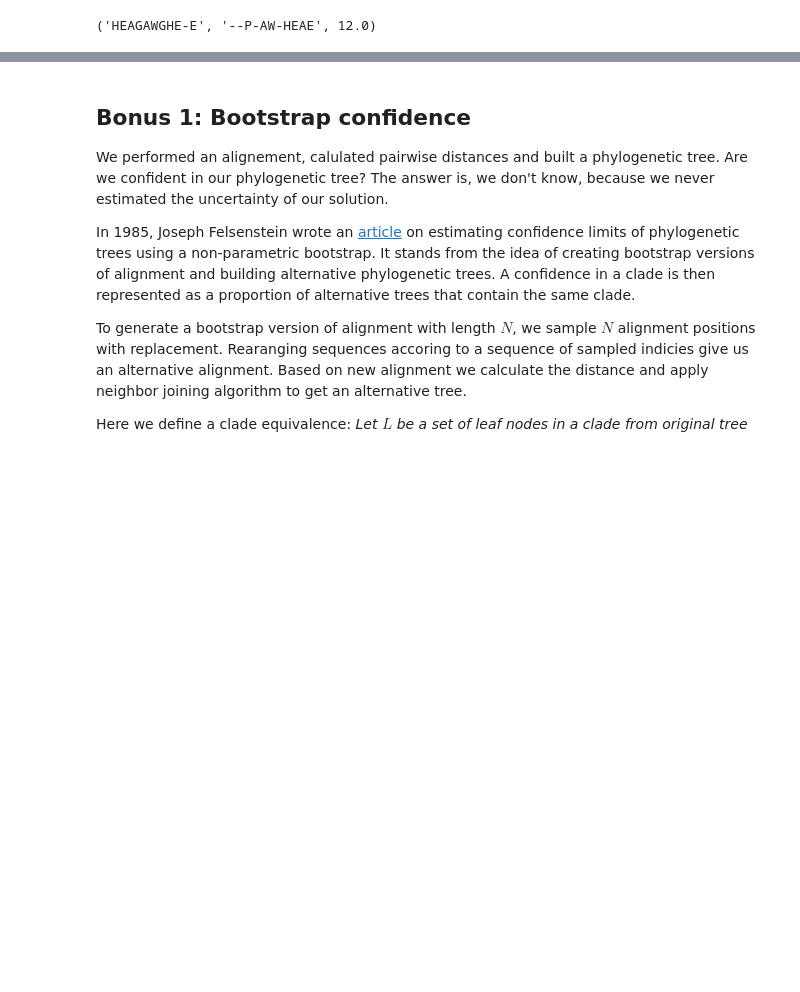
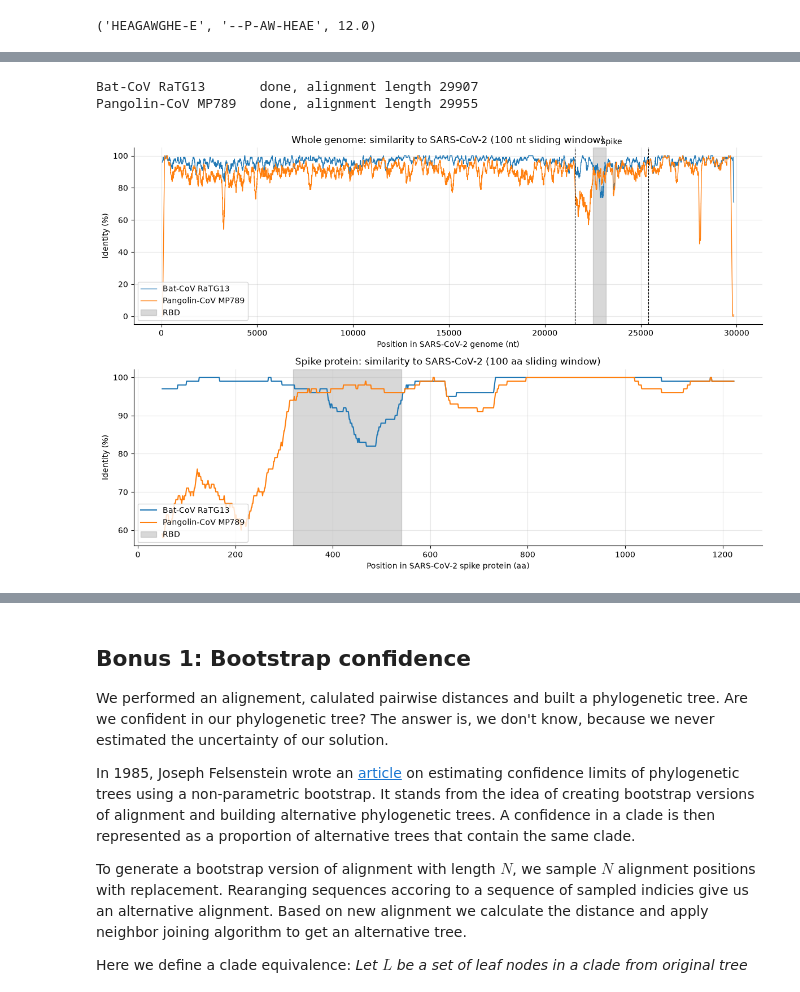
Before and after one commit to jaykneefur/assign_phylo, a Jupyter notebook: phylo_workbook.ipynb, the cells around one changed output, grey strips where cells are left out. Saved outputs shown, nothing was run; the diff lists cells and outputs as text; code cells hidden in the pictures; blank space fills up the shorter version.

Commit message:
Problem 4: recombination analysis and answers

```diff
--- a/phylo_workbook.ipynb
+++ b/phylo_workbook.ipynb
@@ -178,0 +236,7 @@ print(global_alignment("HEAGAWGHEE", "PAWHEAE", scoring_function_blosum62))
+# %%
+# Align the SARS-CoV-2 spike to the bat and pangolin spikes (Part 1 global alignment)
+spike_alignments = {}
+for other in ["Bat-CoV RaTG13", "Pangolin-CoV MP789"]:
+    a1, a2, score = global_alignment(spikes["Human-SARS-CoV-2"], spikes[other], scoring_function_blosum62)
+    spike_alignments[other] = (a1, a2)
+    print(f"{other:20s} score {score:.0f}")
@@ -178,0 +246,71 @@ print(global_alignment("HEAGAWGHEE", "PAWHEAE", scoring_function_blosum62))
+# %%
+# Whole-genome nucleotide alignments (Biopython's C implementation of Needleman-Wunsch;
+# our pure-Python version is too slow for 30,000 x 30,000)
+from Bio import Align
+
+aligner = Align.PairwiseAligner(mode="global", match_score=1, mismatch_score=-1,
+                                open_gap_score=-2, extend_gap_score=-0.5)
+genome_alignments = {}
+human_genome = str(genomes["Human-SARS-CoV-2"].seq)
+for other in ["Bat-CoV RaTG13", "Pangolin-CoV MP789"]:
+    aln = aligner.align(human_genome, str(genomes[other].seq))[0]
+    genome_alignments[other] = (aln[0], aln[1])
+    print(f"{other:20s} done, alignment length {len(aln[0])}")
+# %% [output]
+Bat-CoV RaTG13       done, alignment length 29907
+Pangolin-CoV MP789   done, alignment length 29955
+# %%
+# Sliding window: fraction of matching positions, indexed by SARS-CoV-2 position
+def similarity_profile(aligned_human, aligned_other, window=100):
+    # 1 for a match, 0 for a mismatch or gap; skip columns where SARS-CoV-2 has a gap,
+    # so the x-axis is a position in the SARS-CoV-2 sequence
+    matches = [1 if h == o else 0 for h, o in zip(aligned_human, aligned_other) if h != "-"]
+    smoothed = np.convolve(matches, np.ones(window) / window, mode="valid")
+    positions = np.arange(len(smoothed)) + window // 2
+    return positions, smoothed
+
+spike_profiles = {k: similarity_profile(*v) for k, v in spike_alignments.items()}
+genome_profiles = {k: similarity_profile(*v) for k, v in genome_alignments.items()}
+# %%
+# Plot similarity profiles: whole genome (top) and spike protein (bottom)
+import matplotlib.pyplot as plt
+
+RBD_AA = (319, 541)  # RBD in the SARS-CoV-2 spike protein (amino acid positions)
+
+# Convert spike and RBD positions into genome (nucleotide) coordinates for the top plot
+spike_nt_start = spike_starts["Human-SARS-CoV-2"]
+spike_nt_end = spike_nt_start + 3 * len(spikes["Human-SARS-CoV-2"]) + 3
+rbd_nt = (spike_nt_start + 3 * (RBD_AA[0] - 1), spike_nt_start + 3 * RBD_AA[1])
+
+colours = {"Bat-CoV RaTG13": "#1f77b4", "Pangolin-CoV MP789": "#ff7f0e"}
+fig, (ax1, ax2) = plt.subplots(2, 1, figsize=(12, 8))
+
+# Top: whole genome
+for name, (x, y) in genome_profiles.items():
+    ax1.plot(x, y * 100, color=colours[name], linewidth=1, label=name)
+ax1.axvspan(*rbd_nt, color="grey", alpha=0.3, label="RBD")
+ax1.axvline(spike_nt_start, color="black", linestyle="--", linewidth=0.8)
+ax1.axvline(spike_nt_end, color="black", linestyle="--", linewidth=0.8)
+ax1.text((spike_nt_start + spike_nt_end) / 2, 1.02, "Spike",
+         transform=ax1.get_xaxis_transform(), ha="center")
+ax1.set(title="Whole genome: similarity to SARS-CoV-2 (100 nt sliding window)",
+        xlabel="Position in SARS-CoV-2 genome (nt)", ylabel="Identity (%)")
+ax1.legend(loc="lower left")
+
+# Bottom: spike protein only
+for name, (x, y) in spike_profiles.items():
+    ax2.plot(x, y * 100, color=colours[name], linewidth=1.5, label=name)
+ax2.axvspan(*RBD_AA, color="grey", alpha=0.3, label="RBD")
+ax2.set(title="Spike protein: similarity to SARS-CoV-2 (100 aa sliding window)",
+        xlabel="Position in SARS-CoV-2 spike protein (aa)", ylabel="Identity (%)")
+ax2.legend(loc="lower left")
+
+for ax in (ax1, ax2):
+    ax.grid(alpha=0.3)
+    ax.spines[["top", "right"]].set_visible(False)
+
+plt.tight_layout()
+plt.savefig("recombination.svg")
+plt.show()
+# %% [output]
+[figure, added]
```
Also changed, not shown: parts of 7 cells of this notebook, 1 other file.
